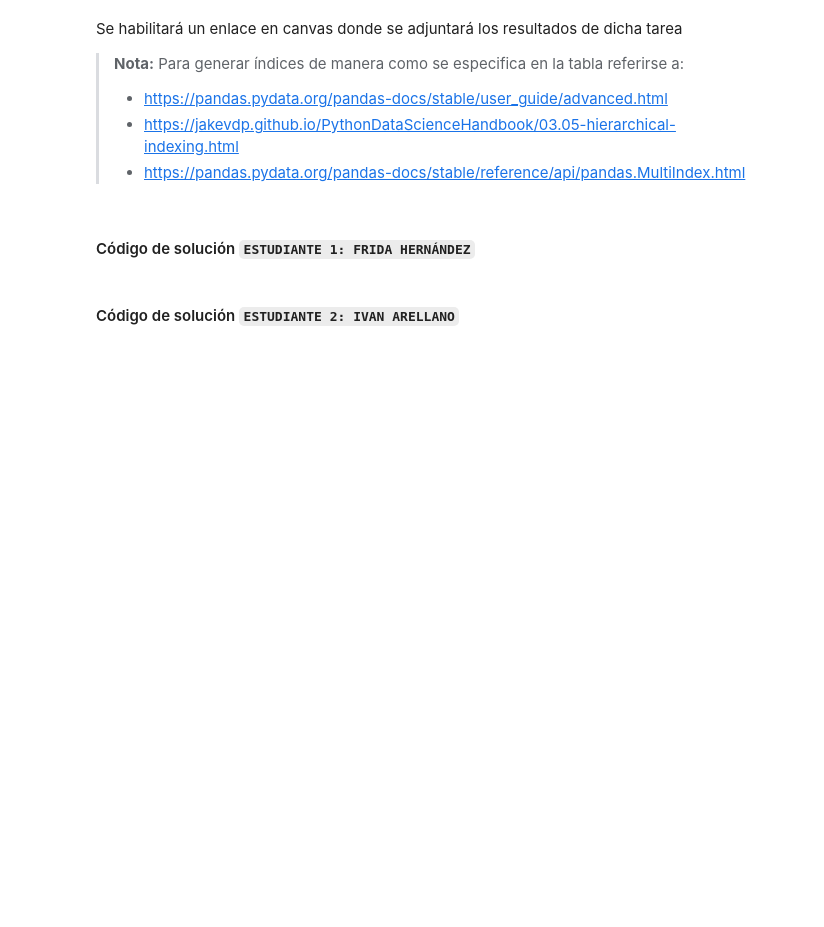
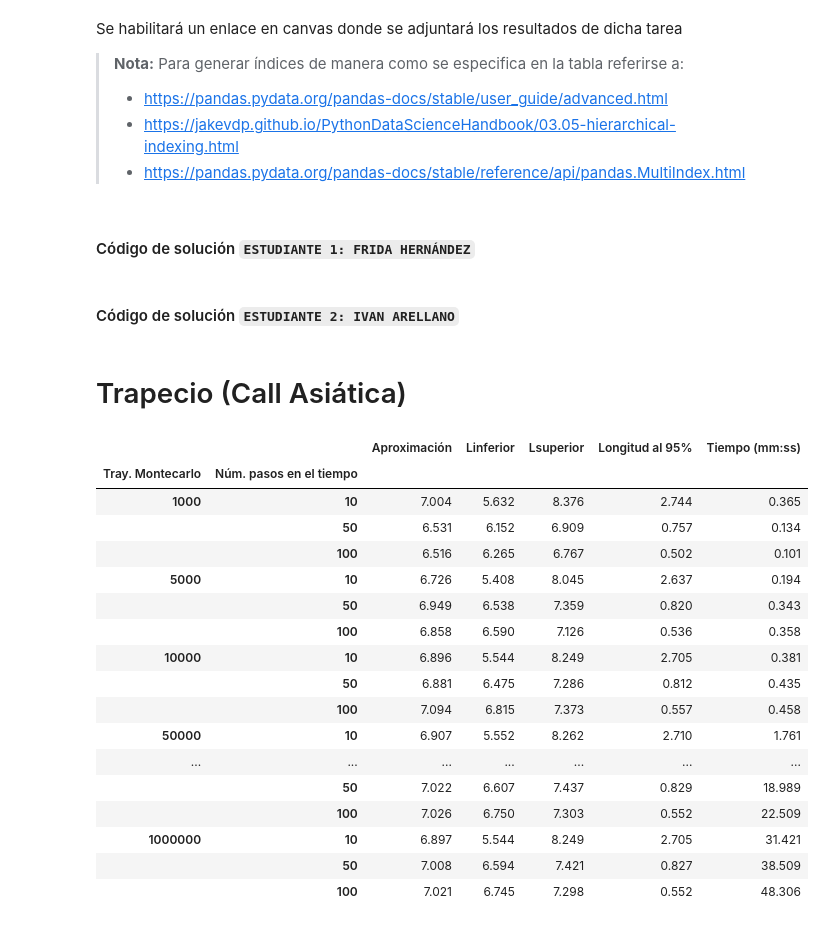
Before and after one commit to FridaHernandezL/Tarea9_HFrida_AIvan, a Jupyter notebook: Tarea9_HFrida_AIvan.ipynb, the cells around one changed output. Drawn from its saved outputs; the diff is of its cells as text; code cells hidden in the pictures; blank space fills up the shorter version.

```diff
--- a/Tarea9_HFrida_AIvan.ipynb
+++ b/Tarea9_HFrida_AIvan.ipynb
@@ -33,3 +33,20 @@ Se habilitará un enlace en canvas donde se adjuntará los resultados de dicha t
 #### Código de solución `ESTUDIANTE 1: FRIDA HERNÁNDEZ`
 # %% [markdown]
 #### Código de solución `ESTUDIANTE 2: IVAN ARELLANO`
+# %%
+#importar los paquetes que se van a usar
+import pandas as pd
+import pandas_datareader.data as web
+import numpy as np
+import datetime
+import matplotlib.pyplot as plt
+import scipy.stats as st
+import seaborn as sns
+import time
+%matplotlib inline
+#algunas opciones para Pandas
+pd.set_option('display.notebook_repr_html', True)
+pd.set_option('display.max_columns', 9)
+pd.set_option('display.max_rows', 10)
+pd.set_option('display.width', 78)
+pd.set_option('precision', 3)
@@ -35,0 +197,42 @@ Se habilitará un enlace en canvas donde se adjuntará los resultados de dicha t
+# %%
+S0 = 100
+K = 100
+r = 0.10
+sigma = 0.20
+T = 1
+N_traj_sim = [1000, 5000, 10000, 50000, 100000, 500000, 1000000]
+N_step_sim = [10, 50, 100]
+N_traj = [1000]*3+[5000]*3+[10000]*3+[50000]*3+[100000]*3+[500000]*3+[1000000]*3
+N_step = [10,50,100]*len(set(N_traj))
+index = [N_traj, N_step]
+# %% [markdown]
+# Trapecio (Call Asiática)
+# %%
+trapecio_call_AS = [[Riemann_Trapecio(K,r,S0,j,i,sigma,T,'Call',0.95) for i in N_step_sim] for j in N_traj_sim]
+# %%
+trapecio_call = pd.DataFrame(Trayectorias(trapecio_call_AS),
+                                 columns=['Aproximación', 'Linferior', 'Lsuperior', 'Longitud al 95%', 'Tiempo (mm:ss)'],
+                                 index=pd.MultiIndex.from_arrays(index, names=('Tray. Montecarlo', 'Núm. pasos en el tiempo')))
+# %%
+pd.set_option("display.max_columns", None)
+pd.set_option("display.max_rows", None)
+trapecio_call
+# %% [output]
+|  |  | Aproximación | Linferior | Lsuperior | Longitud al 95% | Tiempo (mm:ss) |
+| Tray. Montecarlo | Núm. pasos en el tiempo |  |  |  |  |  |
+| 1000 | 10 | 7.004 | 5.632 | 8.376 | 2.744 | 0.365 |
+|  | 50 | 6.531 | 6.152 | 6.909 | 0.757 | 0.134 |
+|  | 100 | 6.516 | 6.265 | 6.767 | 0.502 | 0.101 |
+| 5000 | 10 | 6.726 | 5.408 | 8.045 | 2.637 | 0.194 |
+|  | 50 | 6.949 | 6.538 | 7.359 | 0.820 | 0.343 |
+|  | 100 | 6.858 | 6.590 | 7.126 | 0.536 | 0.358 |
+| 10000 | 10 | 6.896 | 5.544 | 8.249 | 2.705 | 0.381 |
+|  | 50 | 6.881 | 6.475 | 7.286 | 0.812 | 0.435 |
+|  | 100 | 7.094 | 6.815 | 7.373 | 0.557 | 0.458 |
+| 50000 | 10 | 6.907 | 5.552 | 8.262 | 2.710 | 1.761 |
+| ... | ... | ... | ... | ... | ... | ... |
+|  | 50 | 7.022 | 6.607 | 7.437 | 0.829 | 18.989 |
+|  | 100 | 7.026 | 6.750 | 7.303 | 0.552 | 22.509 |
+| 1000000 | 10 | 6.897 | 5.544 | 8.249 | 2.705 | 31.421 |
+|  | 50 | 7.008 | 6.594 | 7.421 | 0.827 | 38.509 |
+|  | 100 | 7.021 | 6.745 | 7.298 | 0.552 | 48.306 |
```
Also changed, not shown: parts of 18 cells of this notebook.
